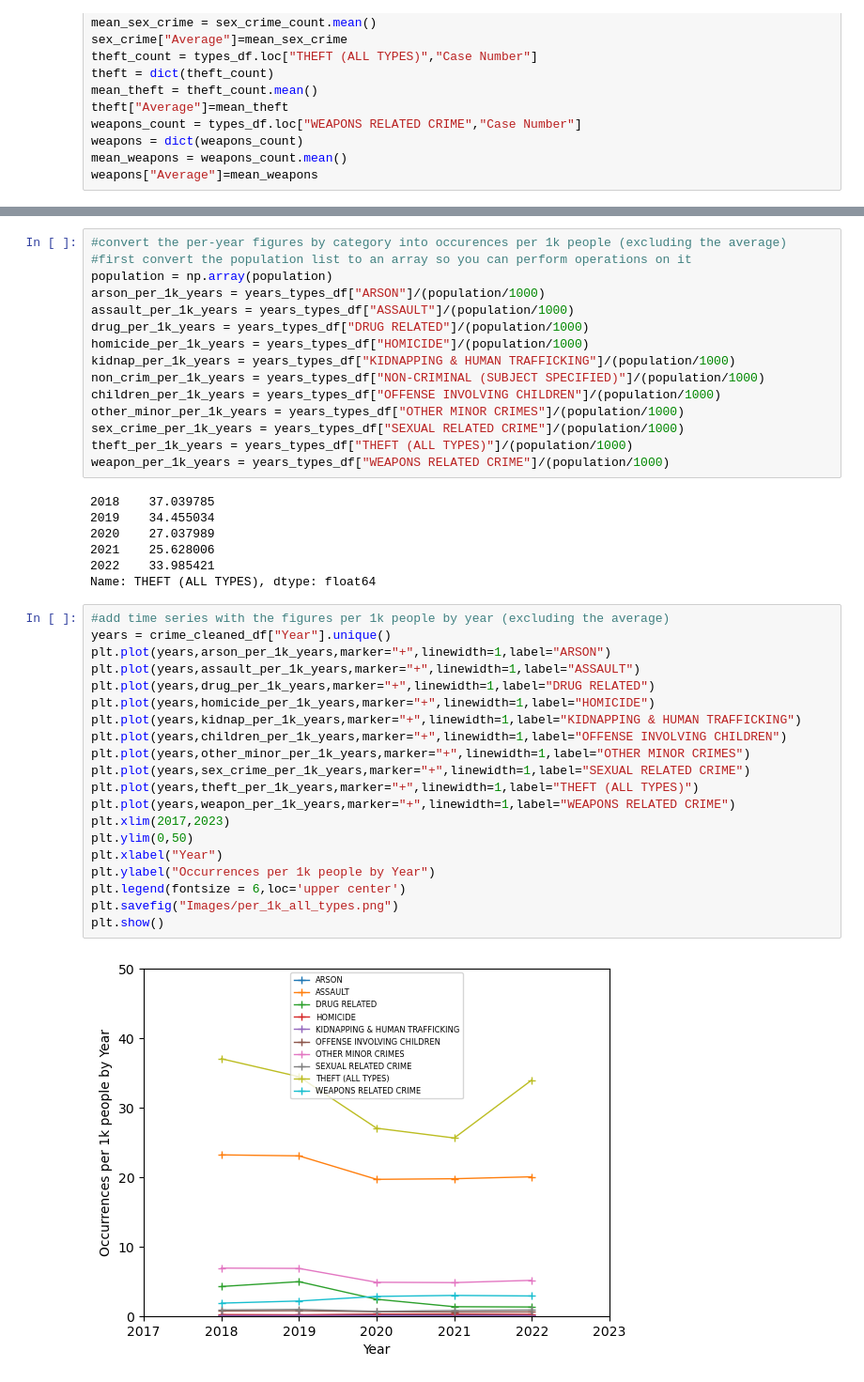
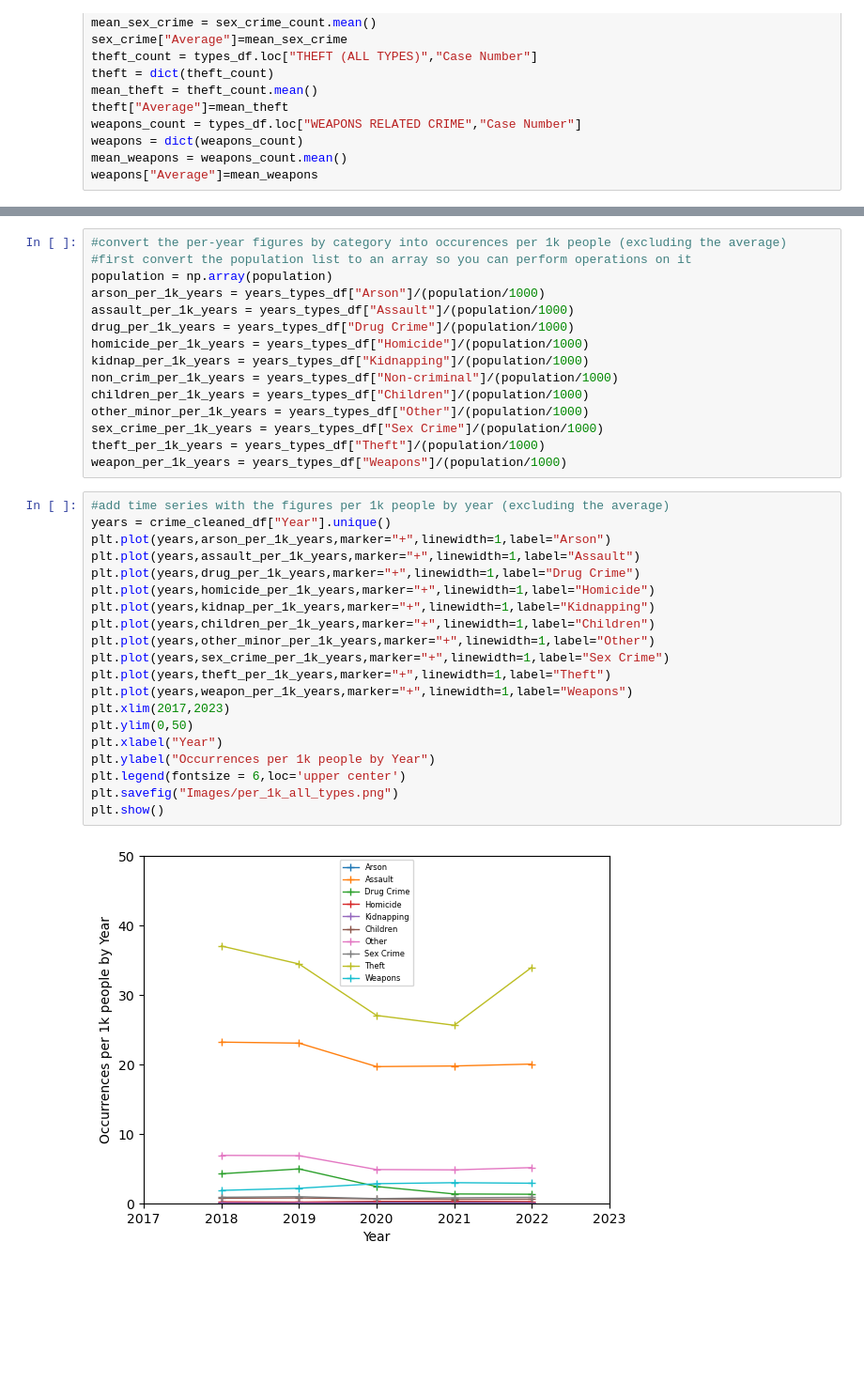
Before and after one commit to jmpealy/project1, a Jupyter notebook: heinous_crimes.ipynb, the cells around one changed output, grey strips where cells are left out. Shown at 94% size. Cells and saved outputs as stored; diff of their text form; blank space fills up the shorter version.

```diff
--- a/heinous_crimes.ipynb
+++ b/heinous_crimes.ipynb
@@ -554,46 +565,39 @@ per_capita_df
 #convert the per-year figures by category into occurences per 1k people (excluding the average)
 #first convert the population list to an array so you can perform operations on it
 population = np.array(population)
-arson_per_1k_years = years_types_df["ARSON"]/(population/1000)
-assault_per_1k_years = years_types_df["ASSAULT"]/(population/1000)
-drug_per_1k_years = years_types_df["DRUG RELATED"]/(population/1000)
-homicide_per_1k_years = years_types_df["HOMICIDE"]/(population/1000)
-kidnap_per_1k_years = years_types_df["KIDNAPPING & HUMAN TRAFFICKING"]/(population/1000)
-non_crim_per_1k_years = years_types_df["NON-CRIMINAL (SUBJECT SPECIFIED)"]/(population/1000)
-children_per_1k_years = years_types_df["OFFENSE INVOLVING CHILDREN"]/(population/1000)
-other_minor_per_1k_years = years_types_df["OTHER MINOR CRIMES"]/(population/1000)
-sex_crime_per_1k_years = years_types_df["SEXUAL RELATED CRIME"]/(population/1000)
-theft_per_1k_years = years_types_df["THEFT (ALL TYPES)"]/(population/1000)
-weapon_per_1k_years = years_types_df["WEAPONS RELATED CRIME"]/(population/1000)
+arson_per_1k_years = years_types_df["Arson"]/(population/1000)
+assault_per_1k_years = years_types_df["Assault"]/(population/1000)
+drug_per_1k_years = years_types_df["Drug Crime"]/(population/1000)
+homicide_per_1k_years = years_types_df["Homicide"]/(population/1000)
+kidnap_per_1k_years = years_types_df["Kidnapping"]/(population/1000)
+non_crim_per_1k_years = years_types_df["Non-criminal"]/(population/1000)
+children_per_1k_years = years_types_df["Children"]/(population/1000)
+other_minor_per_1k_years = years_types_df["Other"]/(population/1000)
+sex_crime_per_1k_years = years_types_df["Sex Crime"]/(population/1000)
+theft_per_1k_years = years_types_df["Theft"]/(population/1000)
+weapon_per_1k_years = years_types_df["Weapons"]/(population/1000)
-# %% [output]
-2018    37.039785
-2019    34.455034
-2020    27.037989
-2021    25.628006
-2022    33.985421
-Name: THEFT (ALL TYPES), dtype: float64
 # %%
 #add time series with the figures per 1k people by year (excluding the average)
 years = crime_cleaned_df["Year"].unique()
-plt.plot(years,arson_per_1k_years,marker="+",linewidth=1,label="ARSON")
-plt.plot(years,assault_per_1k_years,marker="+",linewidth=1,label="ASSAULT")
-plt.plot(years,drug_per_1k_years,marker="+",linewidth=1,label="DRUG RELATED")
-plt.plot(years,homicide_per_1k_years,marker="+",linewidth=1,label="HOMICIDE")
-plt.plot(years,kidnap_per_1k_years,marker="+",linewidth=1,label="KIDNAPPING & HUMAN TRAFFICKING")
-plt.plot(years,children_per_1k_years,marker="+",linewidth=1,label="OFFENSE INVOLVING CHILDREN")
-plt.plot(years,other_minor_per_1k_years,marker="+",linewidth=1,label="OTHER MINOR CRIMES")
-plt.plot(years,sex_crime_per_1k_years,marker="+",linewidth=1,label="SEXUAL RELATED CRIME")
-plt.plot(years,theft_per_1k_years,marker="+",linewidth=1,label="THEFT (ALL TYPES)")
-plt.plot(years,weapon_per_1k_years,marker="+",linewidth=1,label="WEAPONS RELATED CRIME")
+plt.plot(years,arson_per_1k_years,marker="+",linewidth=1,label="Arson")
+plt.plot(years,assault_per_1k_years,marker="+",linewidth=1,label="Assault")
+plt.plot(years,drug_per_1k_years,marker="+",linewidth=1,label="Drug Crime")
+plt.plot(years,homicide_per_1k_years,marker="+",linewidth=1,label="Homicide")
+plt.plot(years,kidnap_per_1k_years,marker="+",linewidth=1,label="Kidnapping")
+plt.plot(years,children_per_1k_years,marker="+",linewidth=1,label="Children")
+plt.plot(years,other_minor_per_1k_years,marker="+",linewidth=1,label="Other")
+plt.plot(years,sex_crime_per_1k_years,marker="+",linewidth=1,label="Sex Crime")
+plt.plot(years,theft_per_1k_years,marker="+",linewidth=1,label="Theft")
+plt.plot(years,weapon_per_1k_years,marker="+",linewidth=1,label="Weapons")
 plt.xlim(2017,2023)
 plt.ylim(0,50)
 plt.xlabel("Year")
 plt.ylabel("Occurrences per 1k people by Year")
 plt.legend(fontsize = 6,loc='upper center')
 plt.savefig("Images/per_1k_all_types.png")
 plt.show()
 # %% [output]
-[figure, old version]
+[figure, new version]
 # %%
 #add tables for heinous crimes
 #total counts table
```
Also changed, not shown: parts of 20 cells of this notebook, 17 other files.
